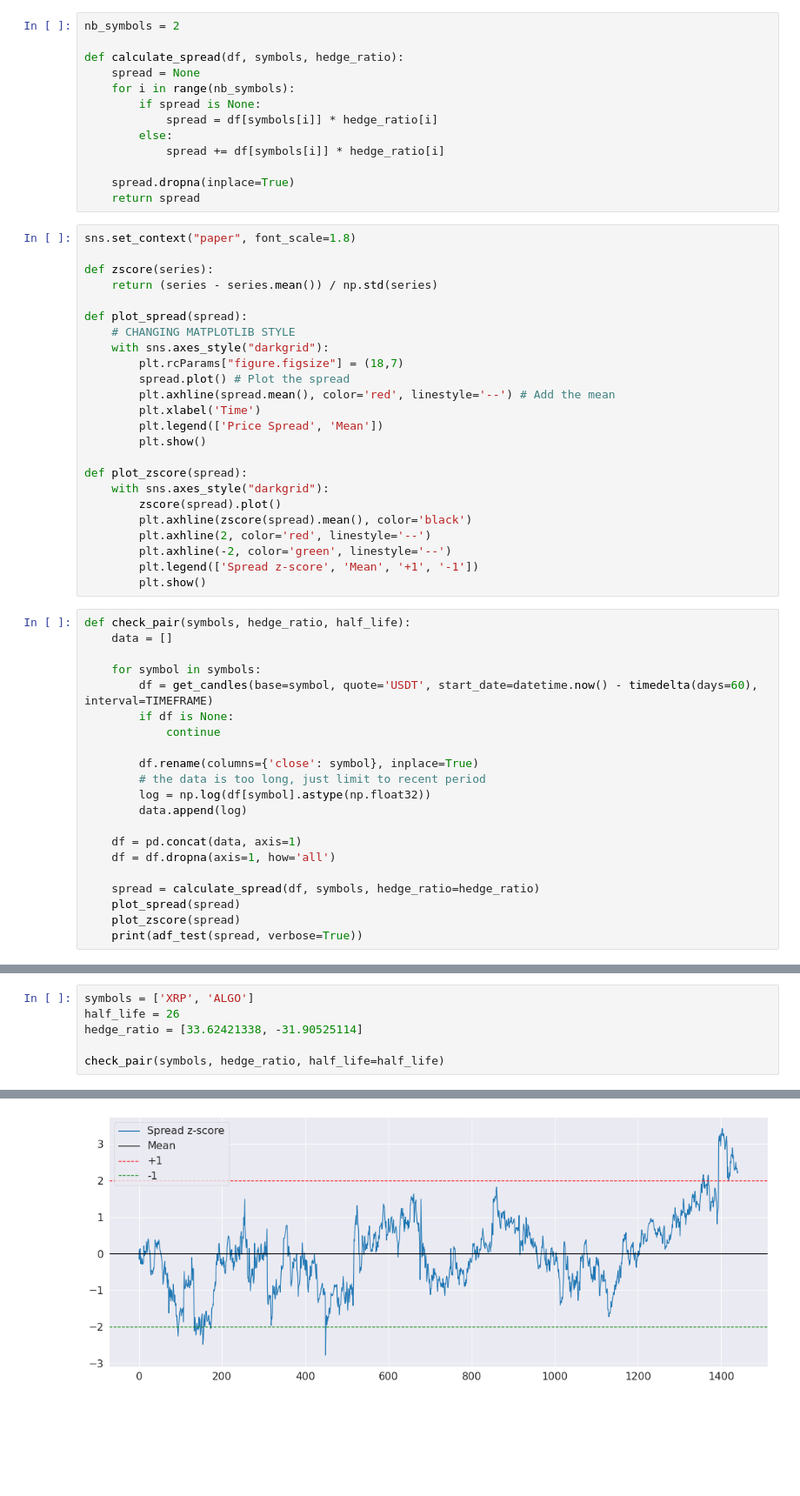
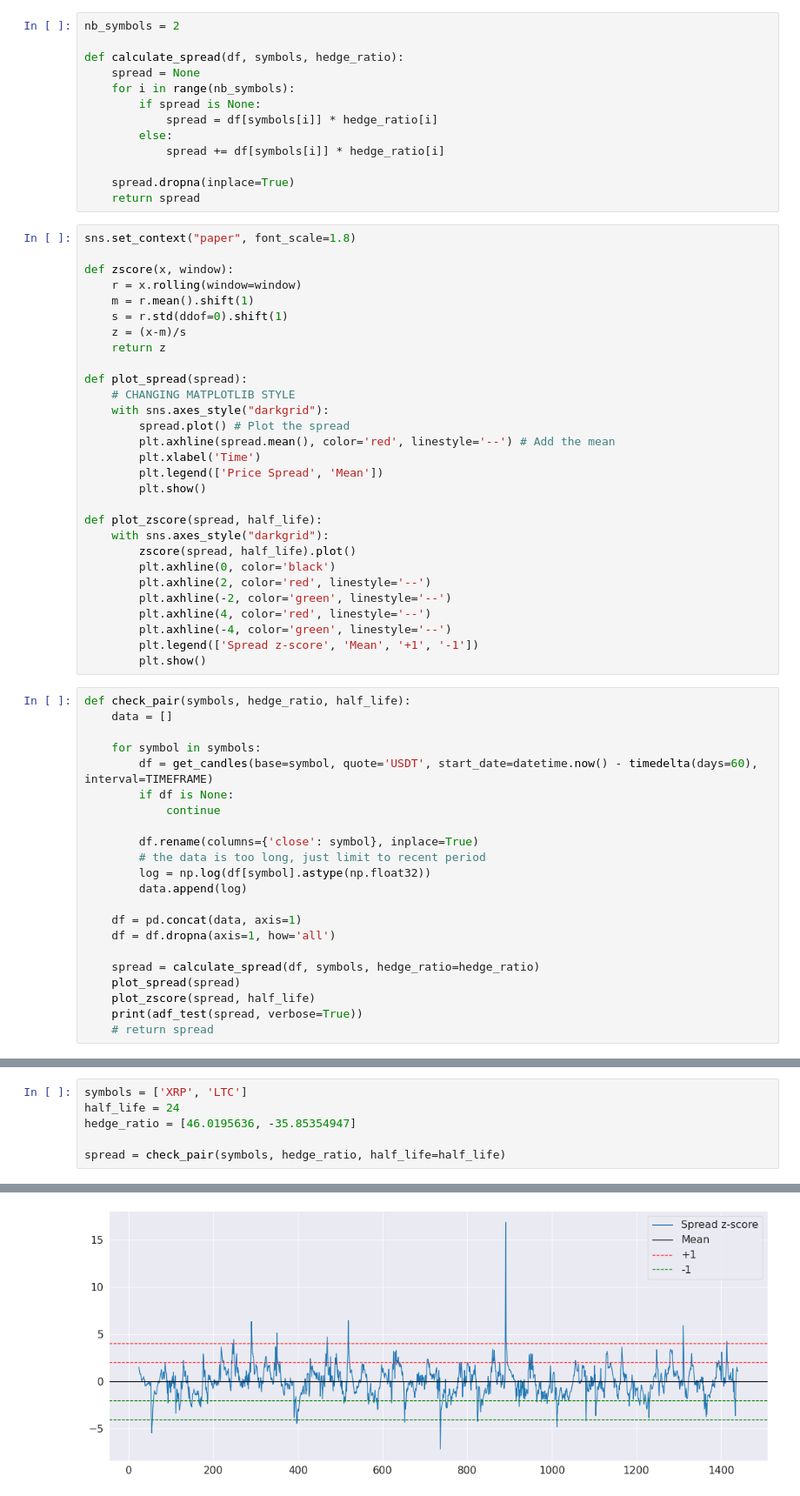
Before and after one commit to beannguyen/crypto-pair-trading, a Jupyter notebook: src/live/Check Pair with Hurst.ipynb, the cells around one changed output, grey strips where cells are left out. Shown at 87% size. Saved outputs shown, nothing was run; the diff lists cells and outputs as text; blank space fills up the shorter version.

Commit message:
update pair scan

```diff
--- a/src/live/Check Pair with Hurst.ipynb
+++ b/src/live/Check Pair with Hurst.ipynb
@@ -136,25 +139,30 @@ def calculate_spread(df, symbols, hedge_ratio):
 # %%
 sns.set_context("paper", font_scale=1.8)
 
-def zscore(series):
-    return (series - series.mean()) / np.std(series)
+def zscore(x, window):
+    r = x.rolling(window=window)
+    m = r.mean().shift(1)
+    s = r.std(ddof=0).shift(1)
+    z = (x-m)/s
+    return z
 
 def plot_spread(spread):
     # CHANGING MATPLOTLIB STYLE
     with sns.axes_style("darkgrid"):
-        plt.rcParams["figure.figsize"] = (18,7)
         spread.plot() # Plot the spread
         plt.axhline(spread.mean(), color='red', linestyle='--') # Add the mean
         plt.xlabel('Time')
         plt.legend(['Price Spread', 'Mean'])
         plt.show()
 
-def plot_zscore(spread):
+def plot_zscore(spread, half_life):
     with sns.axes_style("darkgrid"):
-        zscore(spread).plot()
-        plt.axhline(zscore(spread).mean(), color='black')
+        zscore(spread, half_life).plot()
+        plt.axhline(0, color='black')
         plt.axhline(2, color='red', linestyle='--')
         plt.axhline(-2, color='green', linestyle='--')
+        plt.axhline(4, color='red', linestyle='--')
+        plt.axhline(-4, color='green', linestyle='--')
         plt.legend(['Spread z-score', 'Mean', '+1', '-1'])
         plt.show()
 # %%
@@ -176,5 +184,6 @@ def check_pair(symbols, hedge_ratio, half_life):
 
     spread = calculate_spread(df, symbols, hedge_ratio=hedge_ratio)
     plot_spread(spread)
-    plot_zscore(spread)
+    plot_zscore(spread, half_life)
     print(adf_test(spread, verbose=True))
+    # return spread
@@ -181,7 +216,7 @@ def check_pair(symbols, hedge_ratio, half_life):
 # %%
-symbols = ['XRP', 'ALGO']
-half_life = 26
-hedge_ratio = [33.62421338, -31.90525114]
+symbols = ['XRP', 'LTC']
+half_life = 24
+hedge_ratio = [46.0195636, -35.85354947]
 
-check_pair(symbols, hedge_ratio, half_life=half_life)
+spread = check_pair(symbols, hedge_ratio, half_life=half_life)
 # %% [output]
@@ -190,2 +225,2 @@ check_pair(symbols, hedge_ratio, half_life=half_life)
-[figure, old version]
+[figure, new version]
 Results of Dickey-Fuller Test:
```
Also changed, not shown: parts of 6 cells of this notebook, 3 other files.
